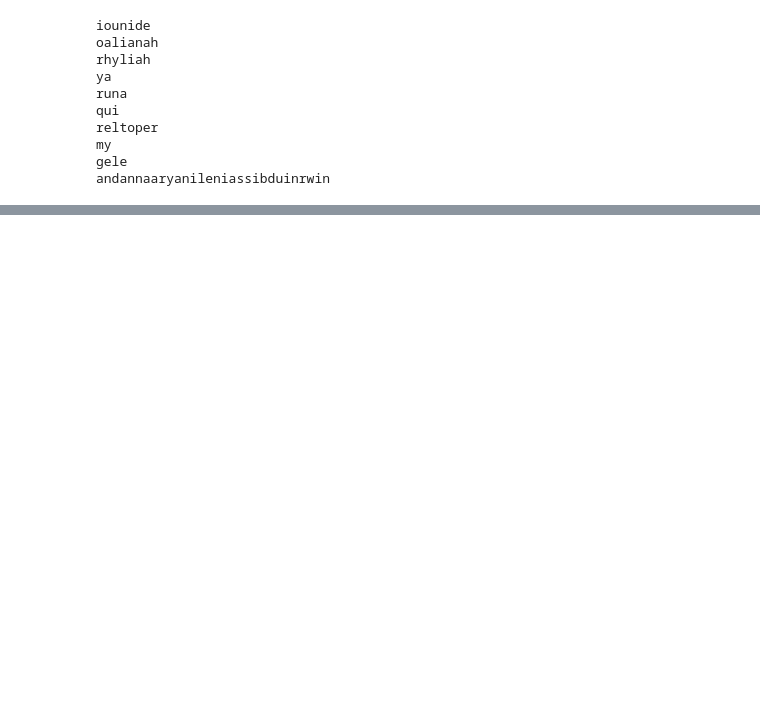
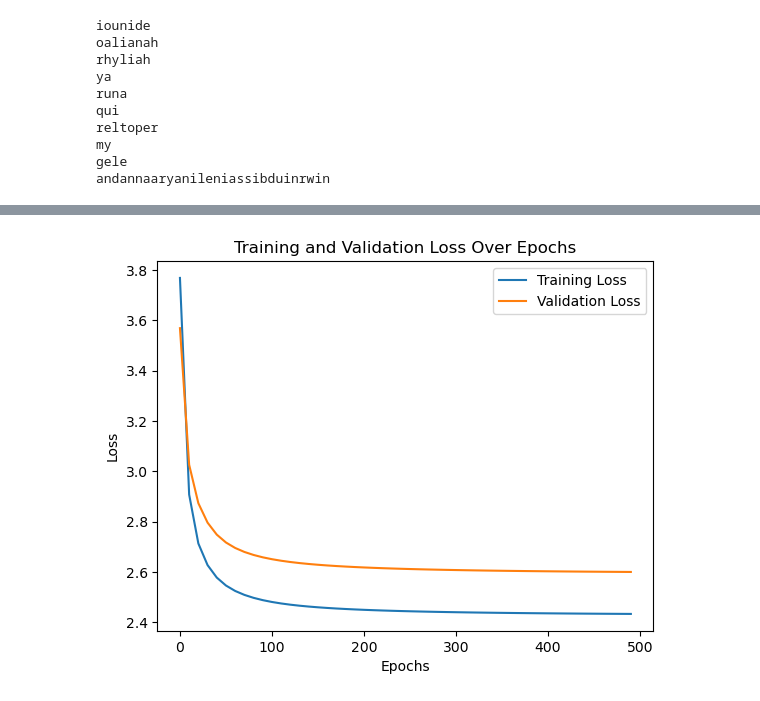
Before and after one commit to kamal-tanwar/makemore, a Jupyter notebook: trigram-exercise.ipynb, the cells around one changed output, grey strips where cells are left out. Drawn from its saved outputs; the diff is of its cells as text; code cells hidden in the pictures; blank space fills up the shorter version.

Commit message:
Completed calculating NN loss and train/test split in bigram

```diff
--- a/trigram-exercise.ipynb
+++ b/trigram-exercise.ipynb
@@ -105,0 +179,3 @@ andannaaryanileniassibduinrwin
+# %%
+g = torch.Generator().manual_seed(2147483647)
+W = torch.randn((len(btoi), 27), generator=g, requires_grad=True)
@@ -105,0 +225,7 @@ andannaaryanileniassibduinrwin
+# %%
+train_idx = int(0.8 * len(words))
+train_set = words[:train_idx]
+dev_idx = train_idx + int(0.1* len(words))
+dev_set = words[train_idx:dev_idx]
+test_set = words[dev_idx: ]
+len(train_set), len(dev_set), len(test_set)
@@ -105,0 +234,78 @@ andannaaryanileniassibduinrwin
+# %%
+# bigram model - dataset
+
+# create dataset
+
+
+set_dict = {'train': train_set, 'dev': dev_set, 'test':test_set}
+data_set = {}
+
+for mode, data in set_dict.items():
+    xs, ys = [], []
+    for w in data:
+        chs = ['.'] + list(w) + ['.']
+        for ch1, ch2 in zip(chs, chs[1:]):
+            ix1 = stoi[ch1]
+            ix2 = stoi[ch2]
+            xs.append(ix1)
+            ys.append(ix2)
+    data_set['xs_'+mode] = torch.tensor(xs)
+    data_set['ys_'+mode] = torch.tensor(ys)
+
+
+# initialize weights
+g = torch.Generator().manual_seed(2147483647)
+W = torch.randn((27, 27), generator=g, requires_grad=True)
+
+training_loss = {}
+validation_loss = {}
+# train and dev
+for k in range(500):
+
+    # training
+    ## forward pass
+    xenc = F.one_hot(data_set['xs_train'], num_classes=27).float()
+    logits = xenc @ W
+    counts = logits.exp()
+    probs = counts / counts.sum(1, keepdim=True)
+    train_loss = -probs[torch.arange(probs.shape[0]), data_set['ys_train']].log().mean()
+    # print(train_loss.item())
+
+    ## backward pass
+    W.grad = None
+    train_loss.backward()
+
+    ## update
+    W.data += -20 * W.grad
+
+    # dev
+    xenc = F.one_hot(data_set['xs_dev'], num_classes=27).float()
+    logits = xenc @ W
+    counts = logits.exp()
+    probs = counts / counts.sum(1, keepdim=True)
+    dev_loss = -probs[torch.arange(probs.shape[0]), data_set['ys_dev']].log().mean()
+
+    if k%10 == 0:
+        # print(f'Train Loss: {train_loss.item():4f} \t Dev Loss:{dev_loss.item():4f}')
+        training_loss[k] = train_loss.item()
+        validation_loss[k] = dev_loss.item()
+
+# test set
+xenc = F.one_hot(data_set['xs_test'], num_classes=27).float()
+logits = xenc @ W
+counts = logits.exp()
+probs = counts / counts.sum(1, keepdim=True)
+test_loss = -probs[torch.arange(probs.shape[0]), data_set['ys_test']].log().mean()
+print(f'Test loss for this model is :{test_loss.item():4f}')
+
+# Plotting graph for train and dev
+plt.plot(list(training_loss.keys()), list(training_loss.values()), label='Training Loss')
+plt.plot(list(validation_loss.keys()), list(validation_loss.values()), label='Validation Loss')
+
+plt.xlabel('Epochs')
+plt.ylabel('Loss')
+plt.title('Training and Validation Loss Over Epochs')
+
+plt.legend()
+plt.show()
+# %% [output]
@@ -105,0 +313 @@ andannaaryanileniassibduinrwin
+[figure, added]
```
Also changed, not shown: parts of 12 cells of this notebook, 1 other file.
